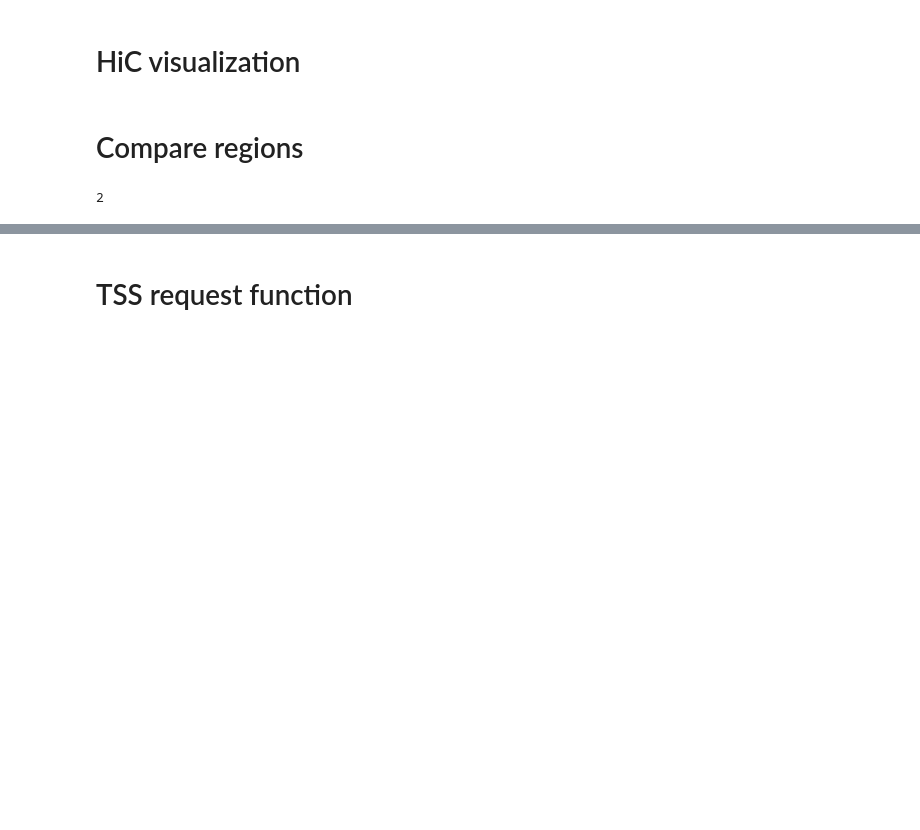
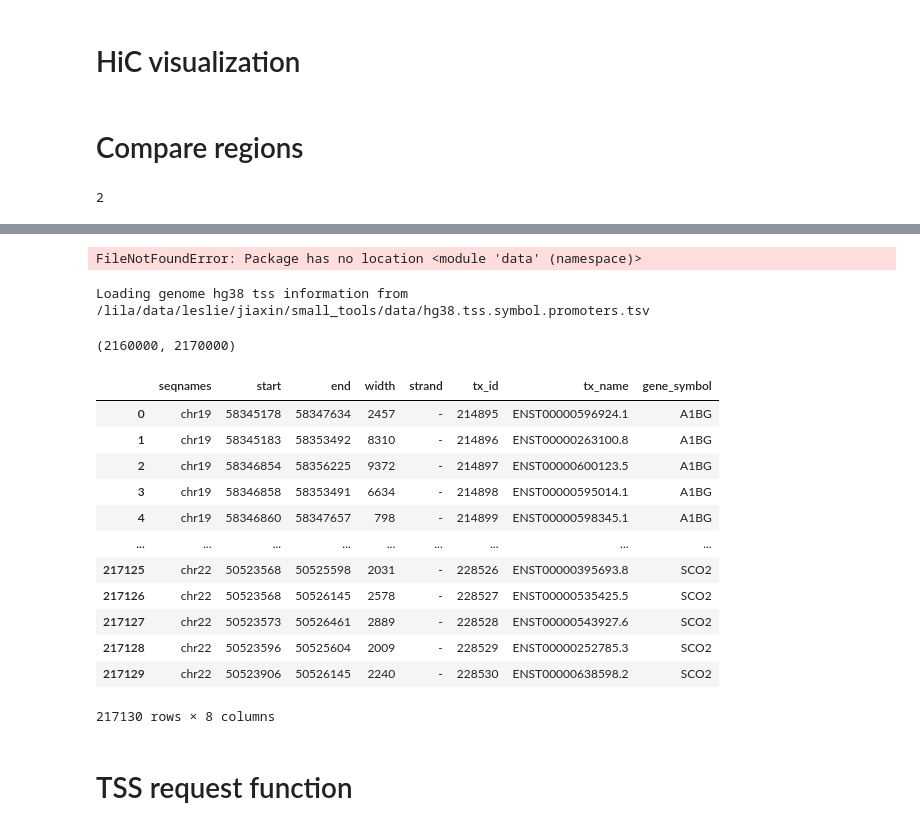
Before and after one commit to JiaxinLi-lipluszn/small_tools, a Jupyter notebook: playground.ipynb, the cells around one changed output, grey strips where cells are left out. Cells and saved outputs as stored; diff of their text form; code cells hidden in the pictures; blank space fills up the shorter version.

Commit message:
find_promoter_bin

```diff
--- a/playground.ipynb
+++ b/playground.ipynb
@@ -836,0 +893,4 @@ def compare_regions(rg1, rg2):
+# %%
+find_promoter_bin(gene = "INS", genome = 'hg38')
+# %% [output]
+FileNotFoundError: Package has no location <module 'data' (namespace)>
@@ -837,3 +899,27 @@ def compare_regions(rg1, rg2):
+# %%
+find_promoter_bin(gene = "INS", genome = 'hg38')
+# %% [output]
+Loading genome hg38 tss information from /lila/data/leslie/jiaxin/small_tools/data/hg38.tss.symbol.promoters.tsv
+(2160000, 2170000)
+# %%
+genome = 'hg38'
+tss_df = pd.read_csv(f"/data/leslie/jiaxin/small_tools/data/{genome}.tss.symbol.tsv", sep = '\t')
+# %%
+tss_df
+# %% [output]
+|  | seqnames | start | end | width | strand | tx_id | tx_name | gene_symbol |
+| 0 | chr19 | 58345178 | 58347634 | 2457 | - | 214895 | ENST00000596924.1 | A1BG |
+| 1 | chr19 | 58345183 | 58353492 | 8310 | - | 214896 | ENST00000263100.8 | A1BG |
+| 2 | chr19 | 58346854 | 58356225 | 9372 | - | 214897 | ENST00000600123.5 | A1BG |
+| 3 | chr19 | 58346858 | 58353491 | 6634 | - | 214898 | ENST00000595014.1 | A1BG |
+| 4 | chr19 | 58346860 | 58347657 | 798 | - | 214899 | ENST00000598345.1 | A1BG |
+| ... | ... | ... | ... | ... | ... | ... | ... | ... |
+| 217125 | chr22 | 50523568 | 50525598 | 2031 | - | 228526 | ENST00000395693.8 | SCO2 |
+| 217126 | chr22 | 50523568 | 50526145 | 2578 | - | 228527 | ENST00000535425.5 | SCO2 |
+| 217127 | chr22 | 50523573 | 50526461 | 2889 | - | 228528 | ENST00000543927.6 | SCO2 |
+| 217128 | chr22 | 50523596 | 50525604 | 2009 | - | 228529 | ENST00000252785.3 | SCO2 |
+| 217129 | chr22 | 50523906 | 50526145 | 2240 | - | 228530 | ENST00000638598.2 | SCO2 |
+217130 rows × 8 columns
 # %% [markdown]
 # TSS request function
 # %%
```
Also changed, not shown: parts of 5 cells of this notebook, 8 other files.
